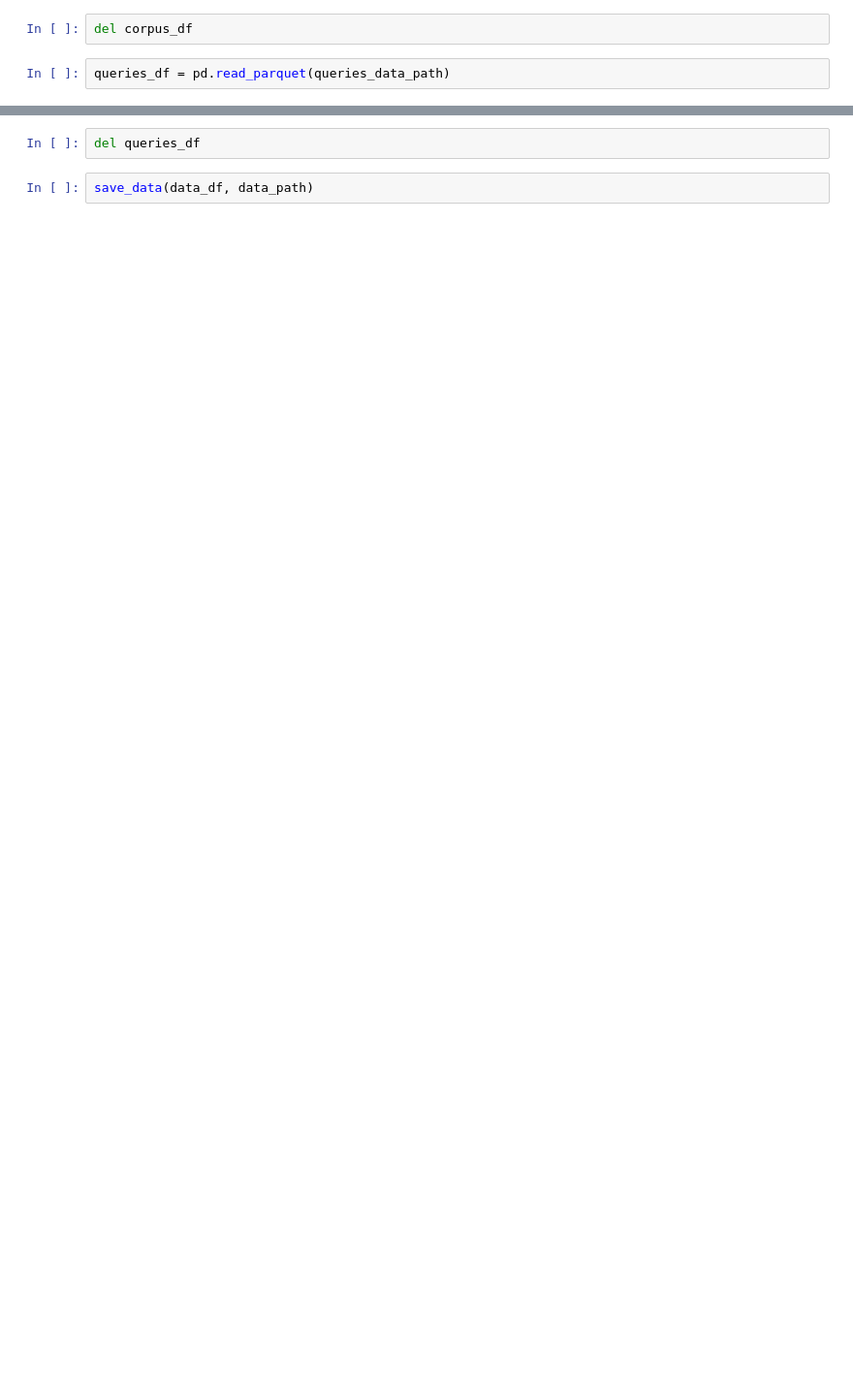
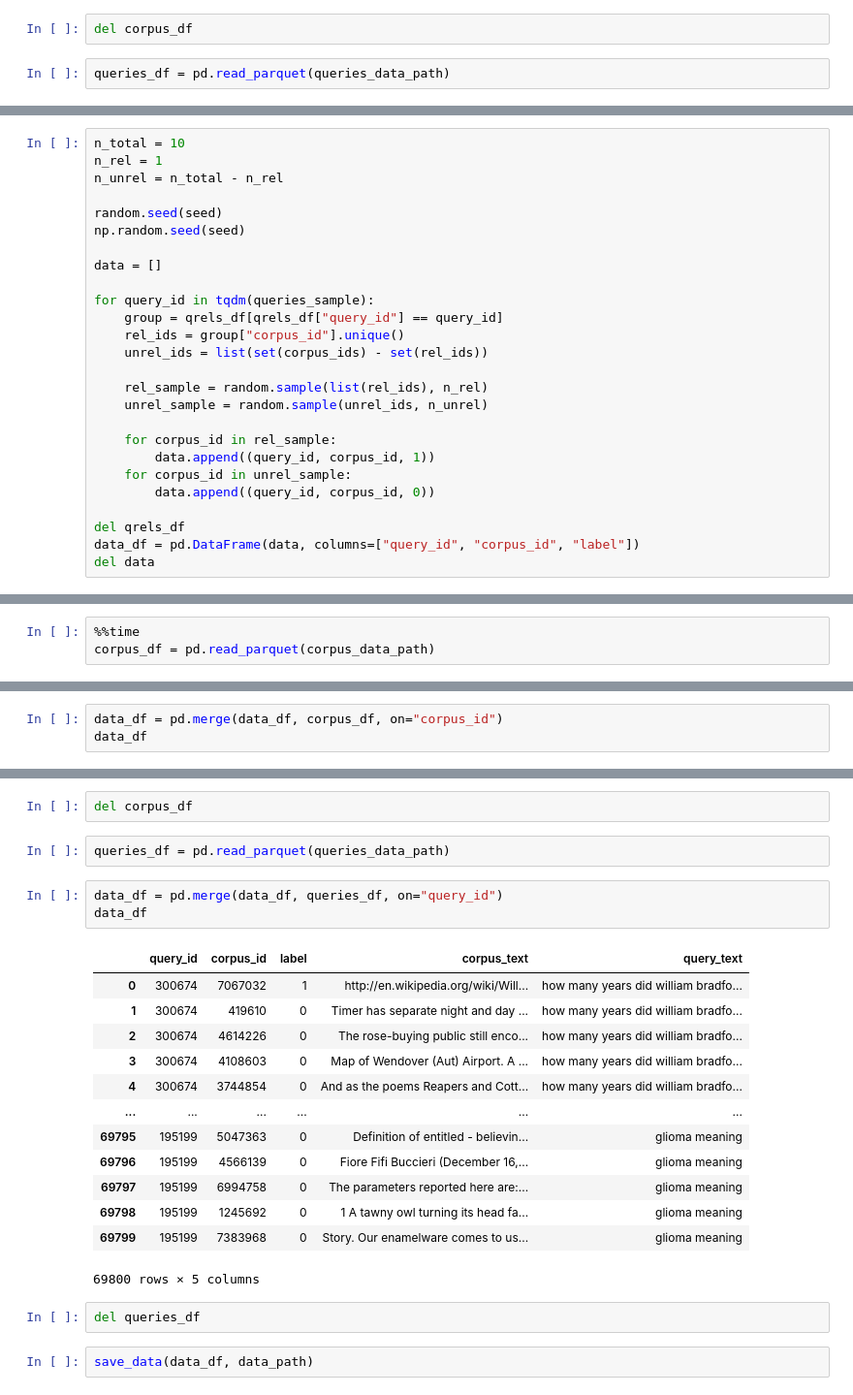
Before and after one commit to AnnaSafaryan/DiplomDimReduction, a Jupyter notebook: datasets/msmarco.ipynb, the cells around one changed output, grey strips where cells are left out. Shown at 97% size. Saved outputs shown, nothing was run; the diff lists cells and outputs as text; blank space fills up the shorter version.

```diff
--- a/datasets/beir_msmarco_qrels.ipynb
+++ b/datasets/msmarco.ipynb
@@ -344,0 +426,26 @@ data_df
+# %%
+n_total = 10
+n_rel = 1
+n_unrel = n_total - n_rel
+
+random.seed(seed)
+np.random.seed(seed)
+
+data = []
+
+for query_id in tqdm(queries_sample):
+    group = qrels_df[qrels_df["query_id"] == query_id]
+    rel_ids = group["corpus_id"].unique()
+    unrel_ids = list(set(corpus_ids) - set(rel_ids))
+
+    rel_sample = random.sample(list(rel_ids), n_rel)
+    unrel_sample = random.sample(unrel_ids, n_unrel)
+
+    for corpus_id in rel_sample:
+        data.append((query_id, corpus_id, 1))
+    for corpus_id in unrel_sample:
+        data.append((query_id, corpus_id, 0))
+
+del qrels_df
+data_df = pd.DataFrame(data, columns=["query_id", "corpus_id", "label"])
+del data
@@ -344,0 +456,3 @@ data_df
+# %%
+%%time
+corpus_df = pd.read_parquet(corpus_data_path)
@@ -344,0 +462,3 @@ data_df
+# %%
+data_df = pd.merge(data_df, corpus_df, on="corpus_id")
+data_df
@@ -345,3 +479,24 @@ data_df
+# %%
+del corpus_df
+# %%
+queries_df = pd.read_parquet(queries_data_path)
+# %%
+data_df = pd.merge(data_df, queries_df, on="query_id")
+data_df
+# %% [output]
+|  | query_id | corpus_id | label | corpus_text | query_text |
+| 0 | 300674 | 7067032 | 1 | http://en.wikipedia.org/wiki/Will... | how many years did william bradfo... |
+| 1 | 300674 | 419610 | 0 | Timer has separate night and day ... | how many years did william bradfo... |
+| 2 | 300674 | 4614226 | 0 | The rose-buying public still enco... | how many years did william bradfo... |
+| 3 | 300674 | 4108603 | 0 | Map of Wendover (Aut) Airport. A ... | how many years did william bradfo... |
+| 4 | 300674 | 3744854 | 0 | And as the poems Reapers and Cott... | how many years did william bradfo... |
+| ... | ... | ... | ... | ... | ... |
+| 69795 | 195199 | 5047363 | 0 | Definition of entitled - believin... | glioma meaning |
+| 69796 | 195199 | 4566139 | 0 | Fiore Fifi Buccieri (December 16,... | glioma meaning |
+| 69797 | 195199 | 6994758 | 0 | The parameters reported here are:... | glioma meaning |
+| 69798 | 195199 | 1245692 | 0 | 1 A tawny owl turning its head fa... | glioma meaning |
+| 69799 | 195199 | 7383968 | 0 | Story. Our enamelware comes to us... | glioma meaning |
+69800 rows × 5 columns
 # %%
 del queries_df
 # %%
```
Also changed, not shown: parts of 50 cells of this notebook, 39 other files.
